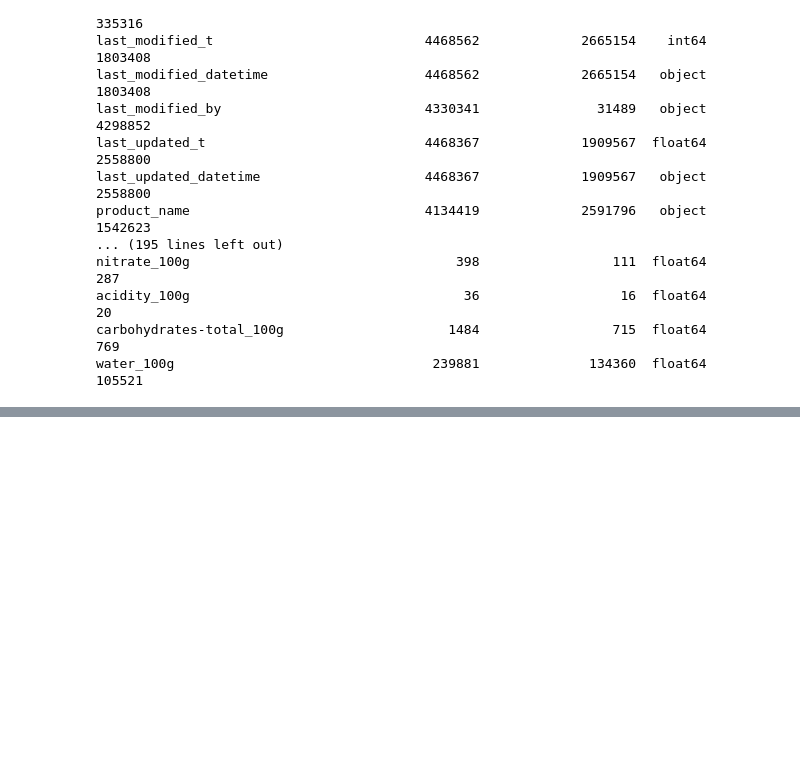
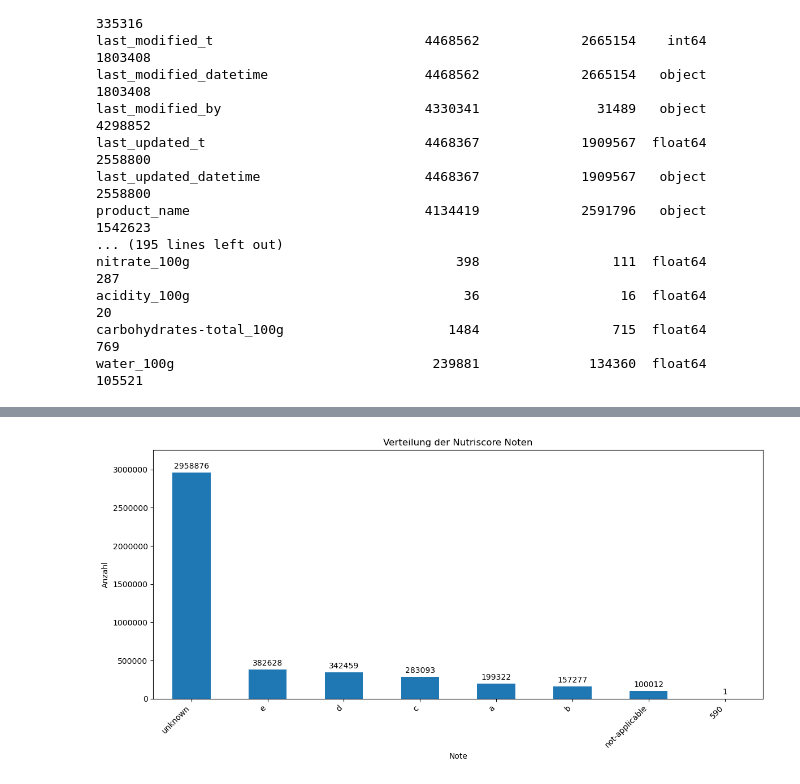
Before and after one commit to Memeloasele/Data-Science-Projekt, a Jupyter notebook: datenexploration.ipynb, the cells around one changed output, grey strips where cells are left out. Drawn from its saved outputs; the diff is of its cells as text; code cells hidden in the pictures; blank space fills up the shorter version.

```diff
--- a/datenexploration.ipynb
+++ b/datenexploration.ipynb
@@ -261,0 +265,12 @@ print(df[temp].dropna().sample(10))
+# %%
+filtered_col = ["code", "product_name", "quantity", "packaging_en", "brands",
+                "categories_en", "origins_en", "manufacturing_places", "labels_en", "first_packaging_code_geo",
+                "purchase_places", "stores", "countries_en", "ingredients_tags", "ingredients_analysis_tags",
+                "allergens", "traces_en", "serving_quantity", "additives_n", "additives_en",
+                "nutriscore_grade", "nova_group", "pnns_groups_1", "pnns_groups_2", "food_groups_en",
+                "states_en", "brand_owner", "environmental_score_grade", "nutrient_levels_tags", "product_quantity",
+                "data_quality_errors_tags", "unique_scans_n", "completeness","main_category"]
+
+fdf = df[filtered_col].copy()
+
+fdf.shape
@@ -261,0 +304,13 @@ print(df[temp].dropna().sample(10))
+# %%
+v1 = fdf["nutriscore_grade"].value_counts().plot(kind="bar", figsize=(12, 6), title="Verteilung der Nutriscore Noten")
+v1.set_xlabel("Note")
+v1.set_ylabel("Anzahl")
+v1.ticklabel_format(style="plain", axis="y")
+v1.bar_label(v1.containers[0], padding=3, fmt="%d")
+
+plt.margins(y=0.1)
+plt.xticks(rotation=45, ha="right")
+plt.tight_layout()
+plt.show()
+# %% [output]
+[figure, added]
```
Also changed, not shown: parts of 17 cells of this notebook.
